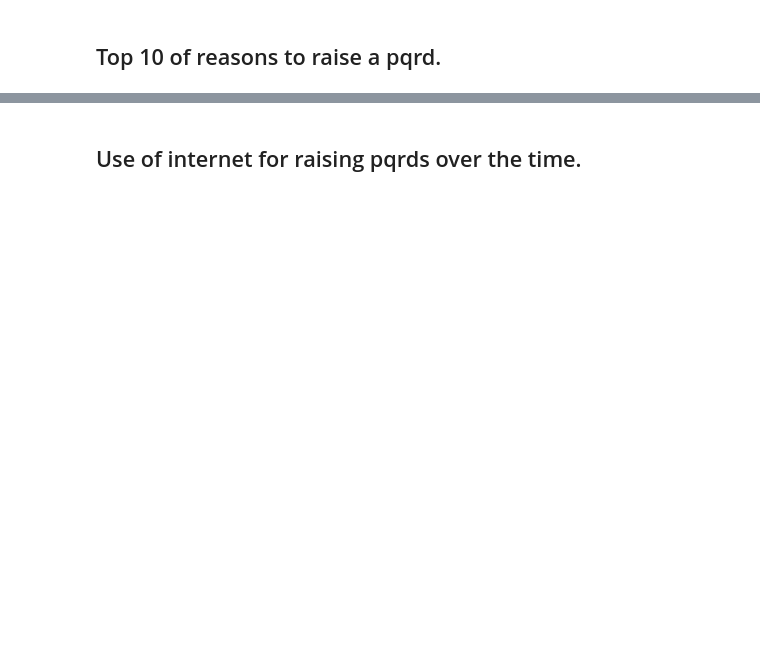
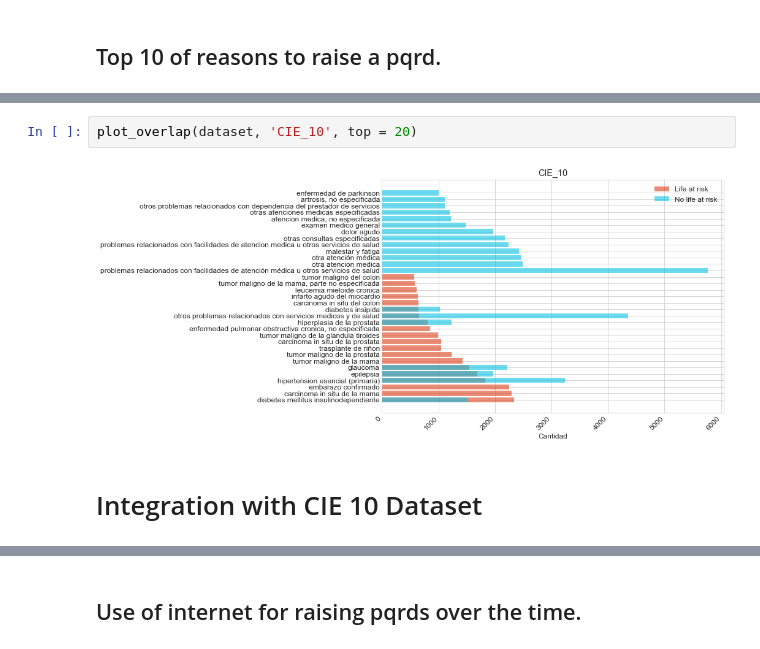
Before and after one commit to mrugeles/Supersalud-PQRSD, a Jupyter notebook: 1) Business understanding.ipynb, the cells around one changed output, grey strips where cells are left out. Drawn from its saved outputs; the diff is of its cells as text; blank space fills up the shorter version.

```diff
--- a/1) Business understanding.ipynb
+++ b/1) Business understanding.ipynb
@@ -106,0 +87,6 @@ Index(['AFEC_DPTO', 'AFEC_EDADR', 'AFEC_EDUC', 'AFEC_GENERO', 'AFEC_GETNICO',
+# %%
+plot_overlap(dataset, 'CIE_10', top = 20)
+# %% [output]
+[figure, added]
+# %% [markdown]
+# Integration with CIE 10 Dataset
```
Also changed, not shown: parts of 33 cells of this notebook, 5 other files.
